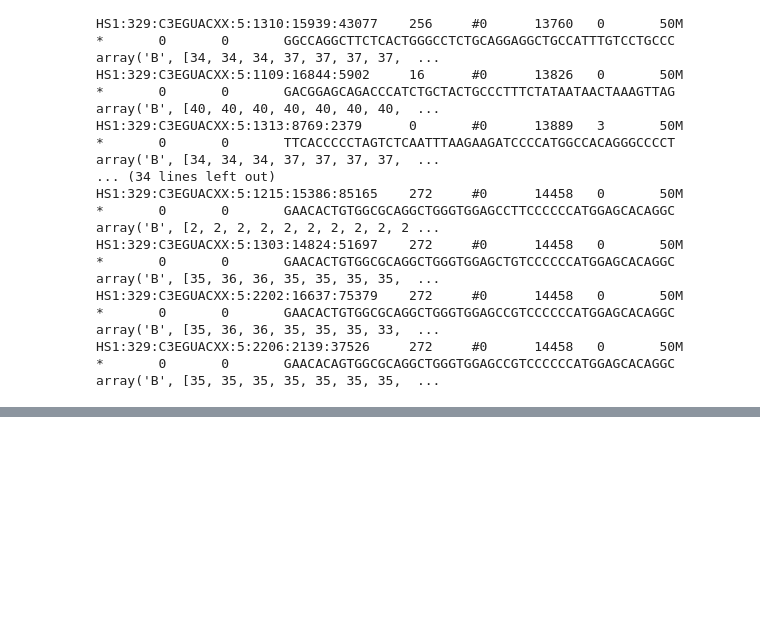
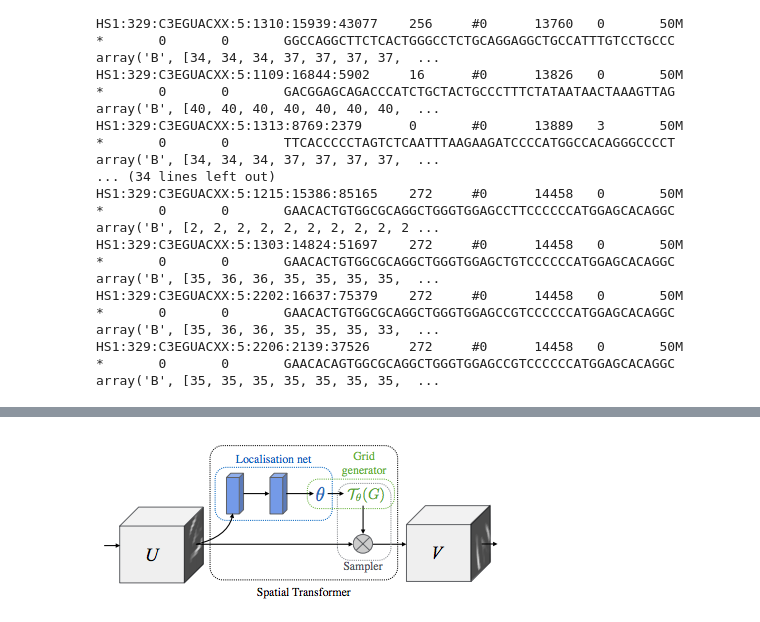
Before and after one commit to sermare/DeepOff, a Jupyter notebook: BERT - CRISPRoff.ipynb, the cells around one changed output, grey strips where cells are left out. Drawn from its saved outputs; the diff is of its cells as text; code cells hidden in the pictures; blank space fills up the shorter version.

```diff
--- a/BERT - CRISPRoff.ipynb
+++ b/BERT - CRISPRoff.ipynb
@@ -316,0 +413,4 @@ counts = [34, 34, 34, 37, 37, 37, 37, 37, 39, 39, 38, 39, 39, 41, 41, 40, 41, 40
+# %%
+Image("https://pytorch.org/tutorials/_images/stn-arch.png")
+# %% [output]
+[figure, added]
```
Also changed, not shown: parts of 26 cells of this notebook, 8 other files.
